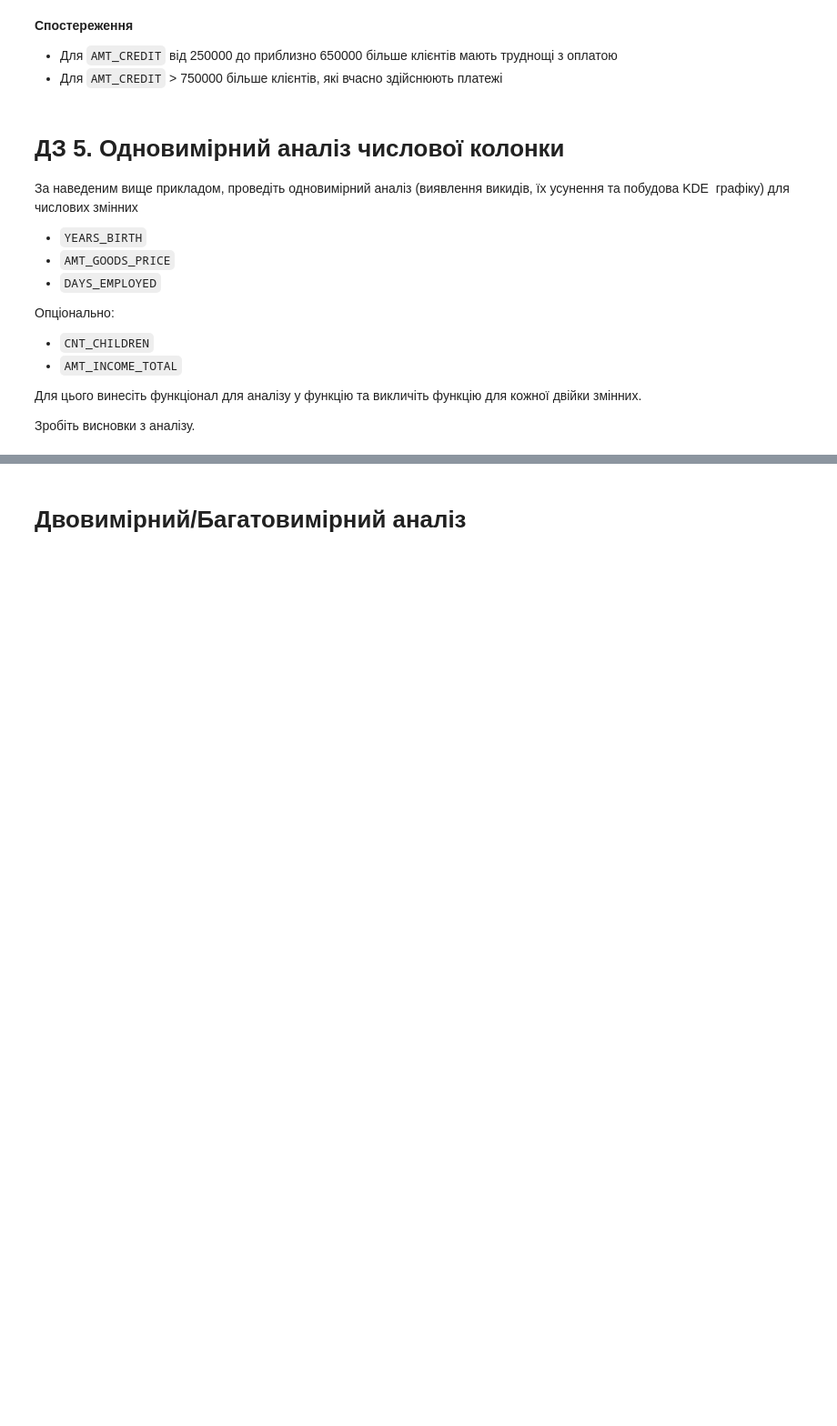
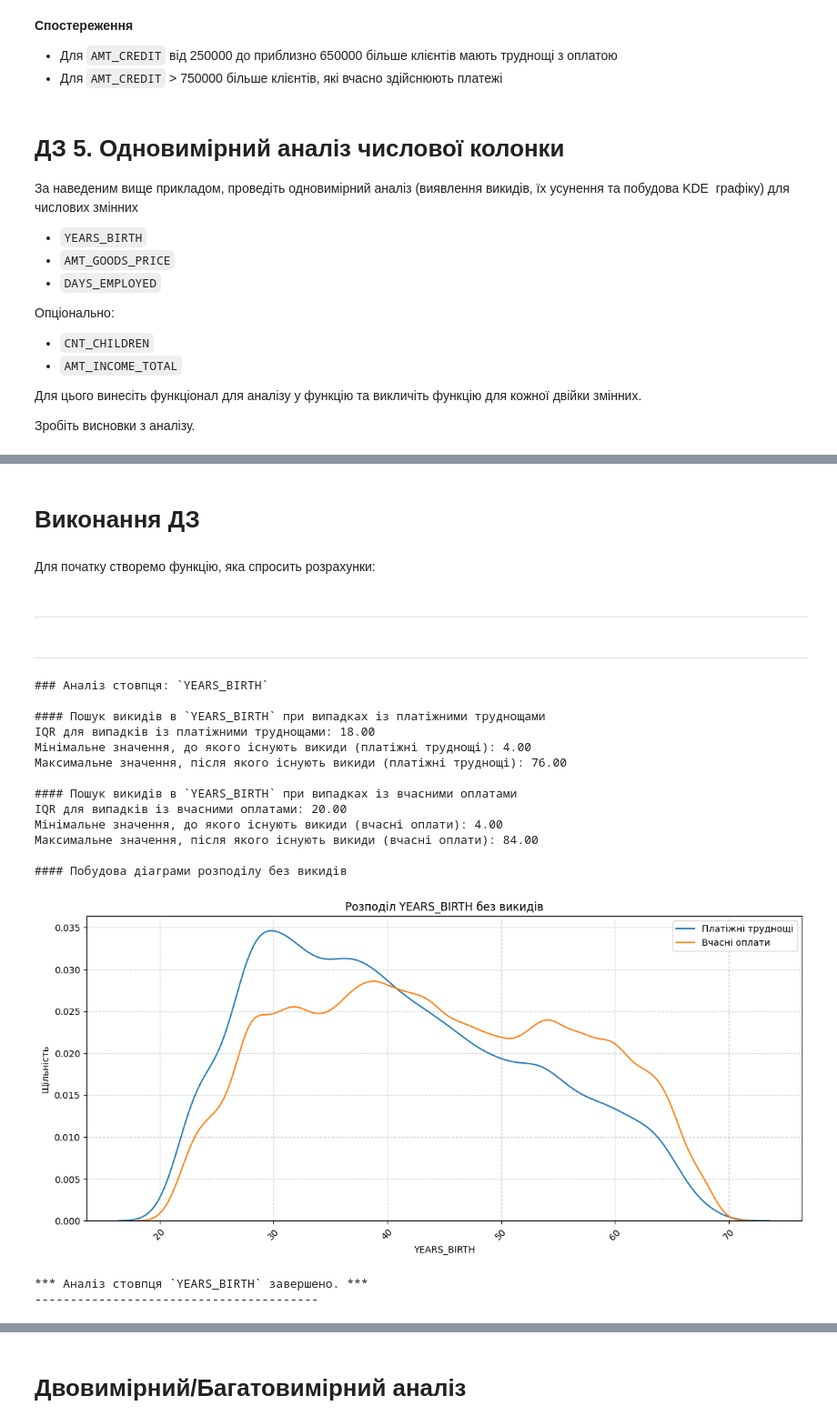
Before and after one commit to yelenana/machine_learning, a Jupyter notebook: Rybchynska_"HW_1_2_Credit_EDA".ipynb, the cells around one changed output, grey strips where cells are left out. Shown at 91% size. Cells and saved outputs as stored; diff of their text form; code cells hidden in the pictures; blank space fills up the shorter version.

```diff
--- a/Rybchynska_"HW_1_2_Credit_EDA".ipynb
+++ b/Rybchynska_"HW_1_2_Credit_EDA".ipynb
@@ -2397,0 +2456,8 @@ kde_no_outliers(df0, df1, Max_value0, Max_value1, 'AMT_CREDIT')
+# %% [markdown]
+# Виконання ДЗ
+# %% [markdown]
+Для початку створемо функцію, яка спросить розрахунки:
+# %% [markdown]
+
+
+---
@@ -2397,0 +2560,23 @@ kde_no_outliers(df0, df1, Max_value0, Max_value1, 'AMT_CREDIT')
+# %% [markdown]
+
+
+---
+# %%
+analyze_column_outliers(df0, df1, 'YEARS_BIRTH')
+# %% [output]
+### Аналіз стовпця: `YEARS_BIRTH`
+
+#### Пошук викидів в `YEARS_BIRTH` при випадках із платіжними труднощами
+IQR для випадків із платіжними труднощами: 18.00
+Мінімальне значення, до якого існують викиди (платіжні труднощі): 4.00
+Максимальне значення, після якого існують викиди (платіжні труднощі): 76.00
+
+#### Пошук викидів в `YEARS_BIRTH` при випадках із вчасними оплатами
+IQR для випадків із вчасними оплатами: 20.00
+Мінімальне значення, до якого існують викиди (вчасні оплати): 4.00
+Максимальне значення, після якого існують викиди (вчасні оплати): 84.00
+
+#### Побудова діаграми розподілу без викидів
+[figure, added]
+*** Аналіз стовпця `YEARS_BIRTH` завершено. ***
+----------------------------------------
```
Also changed, not shown: parts of 62 cells of this notebook.
